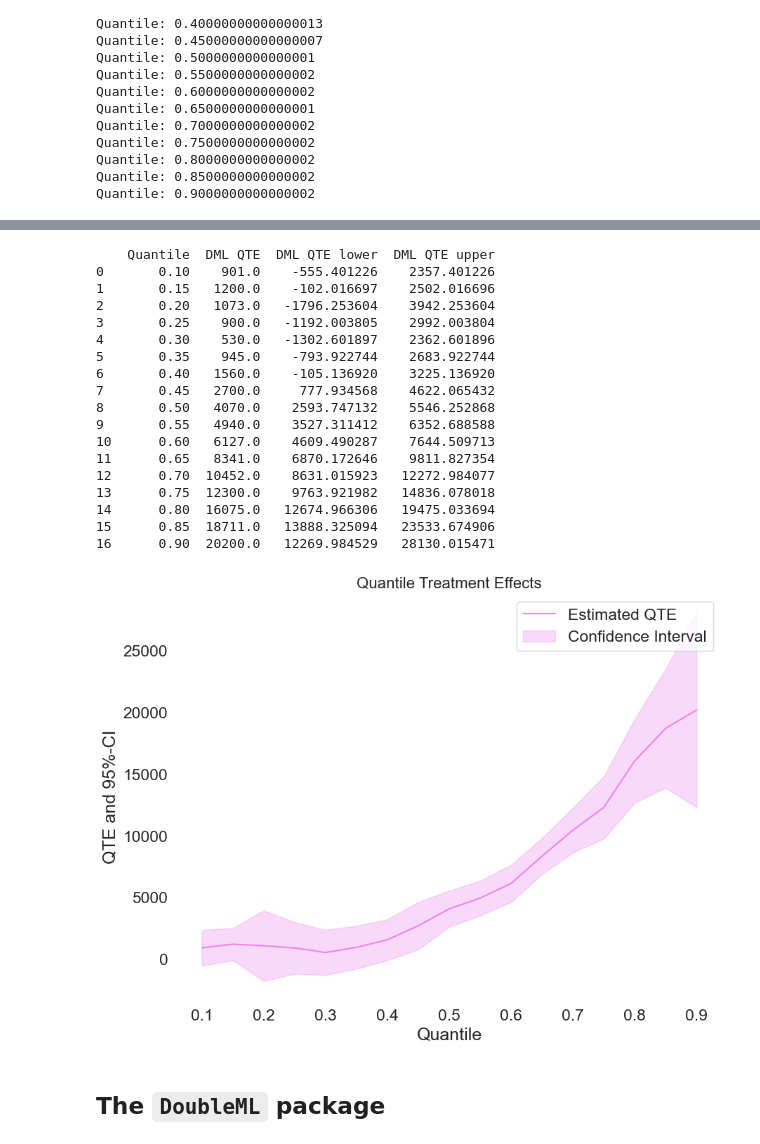
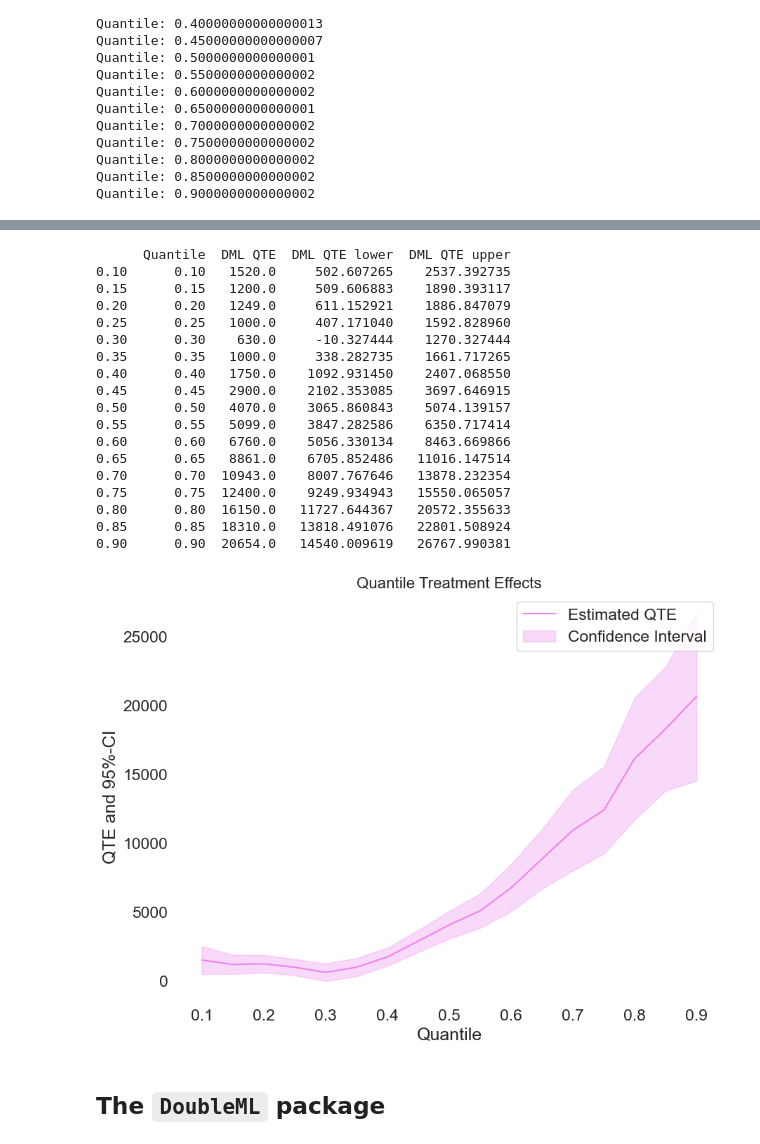
Before and after one commit to DoubleML/doubleml-docs, a Jupyter notebook: doc/examples/py_double_ml_pension_qte.ipynb, the cells around one changed output, grey strips where cells are left out. Saved outputs shown, nothing was run; the diff lists cells and outputs as text; code cells hidden in the pictures.

```diff
--- a/doc/examples/py_double_ml_pension_qte.ipynb
+++ b/doc/examples/py_double_ml_pension_qte.ipynb
@@ -136,10 +123,9 @@ n_cores = multiprocessing.cpu_count()
 print(f"Number of Cores: {n_cores}")
 
 tau_vec = np.arange(0.1,0.95,0.05)
-#tau_vec = [0.25, 0.5, 0.75]
 n_folds = 5
 
 # Random Forest
 learner = RandomForestClassifier(
-    n_estimators=100, max_depth=10, max_features=5, min_samples_leaf=10)
+    n_estimators=500, max_depth=20, max_features=5, min_samples_leaf=10)
 # %% [output]
@@ -243,10 +231,14 @@ _ = fig.supylabel('Potential Quantile and 95%-CI')
 # %%
 np.random.seed(42)
 dml_QTE = dml.DoubleMLQTE(data_dml_base,
-                           ml_g=clone(learner),ml_m=clone(learner),
-                           quantiles=tau_vec, n_rep=1,
-                           score='PQ', n_folds=n_folds, trimming_rule="truncate", trimming_threshold=1e-12)
+                           ml_g=clone(learner),
+                           ml_m=clone(learner),
+                           quantiles=tau_vec,
+                           score='PQ',
+                           n_folds=n_folds,
+                           trimming_rule="truncate",
+                           trimming_threshold=1e-2)
 dml_QTE.fit(n_jobs_cv=n_cores-1)
-QTE_est = scaler.inverse_transform(dml_QTE.coef.reshape(1,-1))
+QTE_est =dml_QTE.coef
 print(dml_QTE)
 # %% [output]
@@ -262,5 +262,5 @@ array([[ 519.98928621,  464.86827979, 1024.43001744,  746.92299458,
 # %%
 dml_QTE.bootstrap(n_rep_boot=2000)
-ci_QTE = scaler.inverse_transform(dml_QTE.confint(level=0.95, joint=True))
+ci_QTE = dml_QTE.confint(level=0.95, joint=True)
 ci_QTE
 # %% [output]
@@ -284,41 +285,41 @@ array([[ -555.40122607,  2357.40122611],
 # %%
-data = {"Quantile": tau_vec, "DML QTE": QTE_est[0],
-        "DML QTE lower": ci_QTE[: ,0], "DML QTE upper": ci_QTE[: ,1]}
-df = pd.DataFrame(data)
-print(df)
+data_qte = {"Quantile": tau_vec, "DML QTE": QTE_est,
+            "DML QTE lower": ci_QTE["2.5 %"], "DML QTE upper": ci_QTE["97.5 %"]}
+df_qte = pd.DataFrame(data_qte)
+print(df_qte)
 # %% [output]
-    Quantile  DML QTE  DML QTE lower  DML QTE upper
-0       0.10    901.0    -555.401226    2357.401226
-1       0.15   1200.0    -102.016697    2502.016696
-2       0.20   1073.0   -1796.253604    3942.253604
-3       0.25    900.0   -1192.003805    2992.003804
-4       0.30    530.0   -1302.601897    2362.601896
-5       0.35    945.0    -793.922744    2683.922744
-6       0.40   1560.0    -105.136920    3225.136920
-7       0.45   2700.0     777.934568    4622.065432
-8       0.50   4070.0    2593.747132    5546.252868
-9       0.55   4940.0    3527.311412    6352.688588
-10      0.60   6127.0    4609.490287    7644.509713
-11      0.65   8341.0    6870.172646    9811.827354
-12      0.70  10452.0    8631.015923   12272.984077
-13      0.75  12300.0    9763.921982   14836.078018
-14      0.80  16075.0   12674.966306   19475.033694
-15      0.85  18711.0   13888.325094   23533.674906
-16      0.90  20200.0   12269.984529   28130.015471
+      Quantile  DML QTE  DML QTE lower  DML QTE upper
+0.10      0.10   1520.0     502.607265    2537.392735
+0.15      0.15   1200.0     509.606883    1890.393117
+0.20      0.20   1249.0     611.152921    1886.847079
+0.25      0.25   1000.0     407.171040    1592.828960
+0.30      0.30    630.0     -10.327444    1270.327444
+0.35      0.35   1000.0     338.282735    1661.717265
+0.40      0.40   1750.0    1092.931450    2407.068550
+0.45      0.45   2900.0    2102.353085    3697.646915
+0.50      0.50   4070.0    3065.860843    5074.139157
+0.55      0.55   5099.0    3847.282586    6350.717414
+0.60      0.60   6760.0    5056.330134    8463.669866
+0.65      0.65   8861.0    6705.852486   11016.147514
+0.70      0.70  10943.0    8007.767646   13878.232354
+0.75      0.75  12400.0    9249.934943   15550.065057
+0.80      0.80  16150.0   11727.644367   20572.355633
+0.85      0.85  18310.0   13818.491076   22801.508924
+0.90      0.90  20654.0   14540.009619   26767.990381
 # %%
 plt.rcParams['figure.figsize'] = 10., 7.5
 fig, ax = plt.subplots()
 ax.grid()
 
-ax.plot(df['Quantile'],df['DML QTE'], color='violet', label='Estimated QTE')
-ax.fill_between(df['Quantile'], df['DML QTE lower'], df['DML QTE upper'], color='violet', alpha=.3, label='Confidence Interval')
+ax.plot(df_qte['Quantile'],df_qte['DML QTE'], color='violet', label='Estimated QTE')
+ax.fill_between(df_qte['Quantile'], df_qte['DML QTE lower'], df_qte['DML QTE upper'], color='violet', alpha=.3, label='Confidence Interval')
 
 plt.legend()
 plt.title('Quantile Treatment Effects', fontsize=16)
 plt.xlabel('Quantile')
 _ = plt.ylabel('QTE and 95%-CI')
 # %% [output]
-[figure, old version]
+[figure, new version]
 # %% [markdown]
 ## The `DoubleML` package
 # %% [markdown]
```
Also changed, not shown: parts of 12 cells of this notebook.
